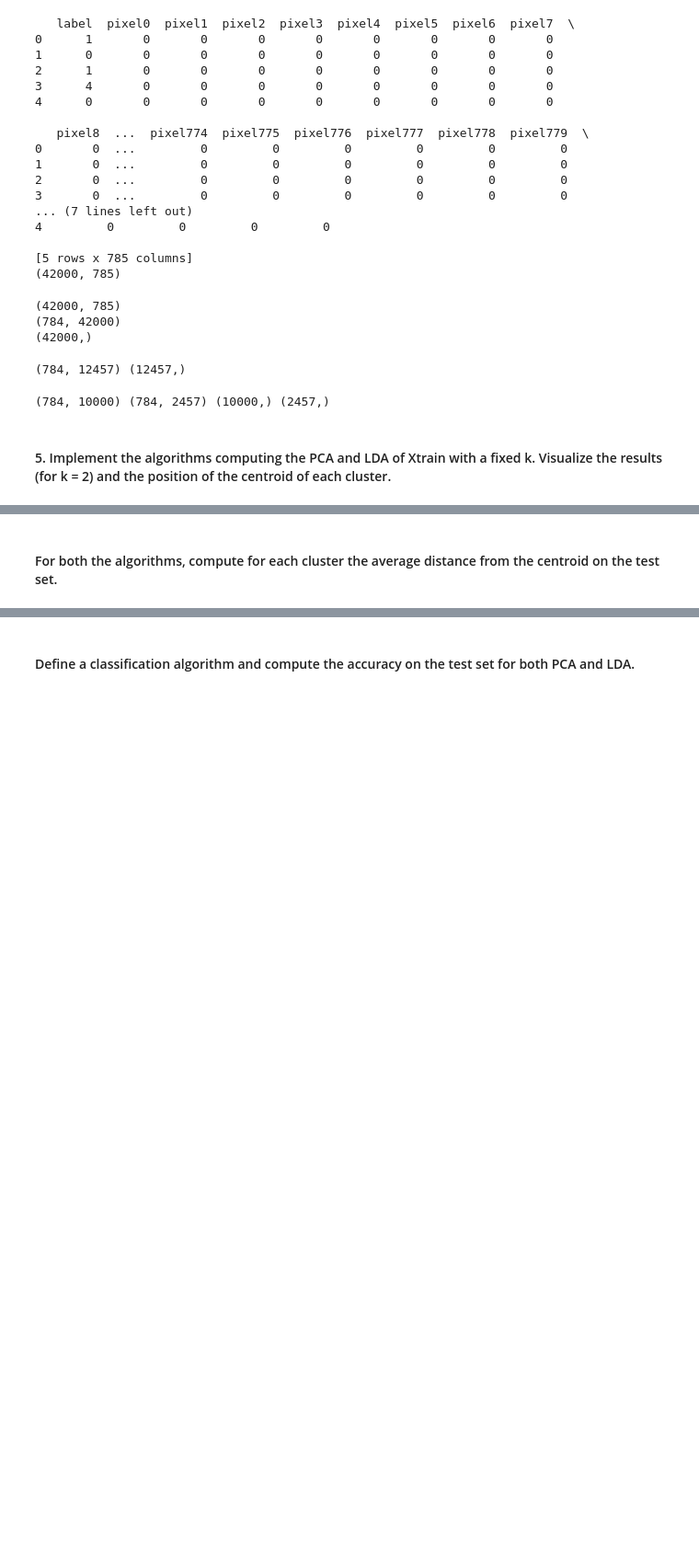
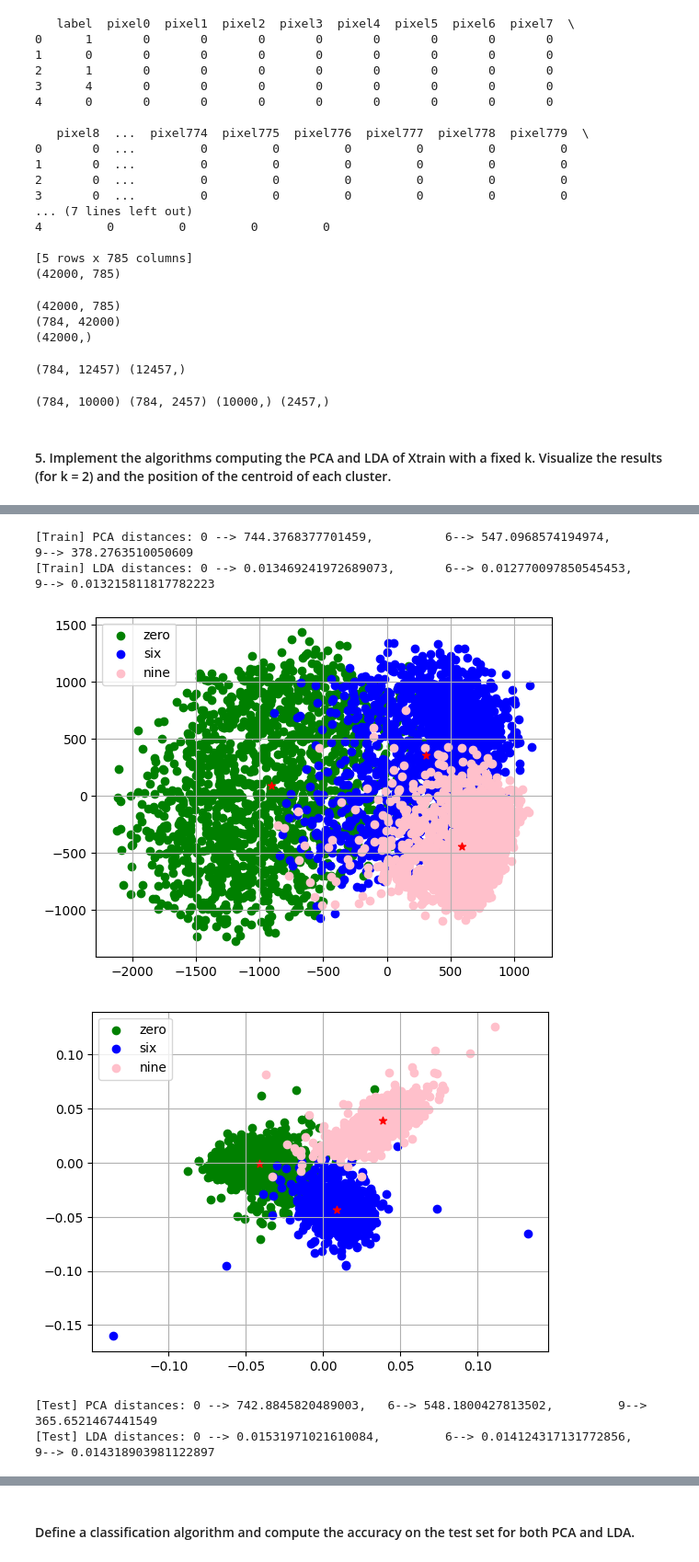
Before and after one commit to ChiaraAngileri/SMM_lab, a Jupyter notebook: Homework2 - no comments.ipynb, the cells around one changed output, grey strips where cells are left out. Shown at 92% size. Drawn from its saved outputs; the diff is of its cells as text; code cells hidden in the pictures; blank space fills up the shorter version.

```diff
--- a/Homework2 - no comments.ipynb
+++ b/Homework2 - no comments.ipynb
@@ -277,4 +268,31 @@ print(f"[Train] LDA distances: 0 --> {distances_lda[0]}, \t 6--> {distances_lda[
-# %% [markdown]
-#### For both the algorithms, compute for each cluster the average distance from the centroid on the test set.
+# %%
+distances_pca_train = distance_from_centroid(cluster_pca_train, centroid_pca_train)
+print(f"[Train] PCA distances: 0 --> {distances_pca_train[0]}, \t 6--> {distances_pca_train[1]}, \t 9--> {distances_pca_train[2]}")
+
+distances_lda_train = distance_from_centroid(cluster_lda_train, centroid_lda_train)
+print(f"[Train] LDA distances: 0 --> {distances_lda_train[0]}, \t 6--> {distances_lda_train[1]}, \t 9--> {distances_lda_train[2]}")
+
+colors = ['green', 'blue', 'pink']
+legend = ["zero", "six", "nine"]
+
+centroidX_test = get_centroid(Xtest)
+Z_pca_test =  proj_PCA.T @ (Xtest - np.reshape(centroidX_test, (len(centroidX_test), 1)))
+clusters_pca_test, centroids_pca_test = plot(Z_pca_test, Ytest, classes, 2, colors, legend)
+
+Z_lda_test = proj_LDA.T @ Xtest
+clusters_lda_test, centroids_lda_test = plot(Z_lda_test, Ytest, classes, 2, colors, legend)
+
+distances_pca_test = distance_from_centroid(clusters_pca_test, centroid_pca_train)
+print(f"[Test] PCA distances: 0 --> {distances_pca_test[0]}, \t 6--> {distances_pca_test[1]}, \t 9--> {distances_pca_test[2]}")
+
+distances_lda_test = distance_from_centroid(clusters_lda_test, centroid_lda_train)
+print(f"[Test] LDA distances: 0 --> {distances_lda_test[0]}, \t 6--> {distances_lda_test[1]}, \t 9--> {distances_lda_test[2]}")
+# %% [output]
+[Train] PCA distances: 0 --> 744.3768377701459,          6--> 547.0968574194974,         9--> 378.2763510050609
+[Train] LDA distances: 0 --> 0.013469241972689073,       6--> 0.012770097850545453,      9--> 0.013215811817782223
+[figure, added]
+[figure, added]
+[Test] PCA distances: 0 --> 742.8845820489003,   6--> 548.1800427813502,         9--> 365.6521467441549
+[Test] LDA distances: 0 --> 0.01531971021610084,         6--> 0.014124317131772856,      9--> 0.014318903981122897
 # %%
 colors = ['green', 'blue', 'pink']
```
Also changed, not shown: parts of 11 cells of this notebook.
